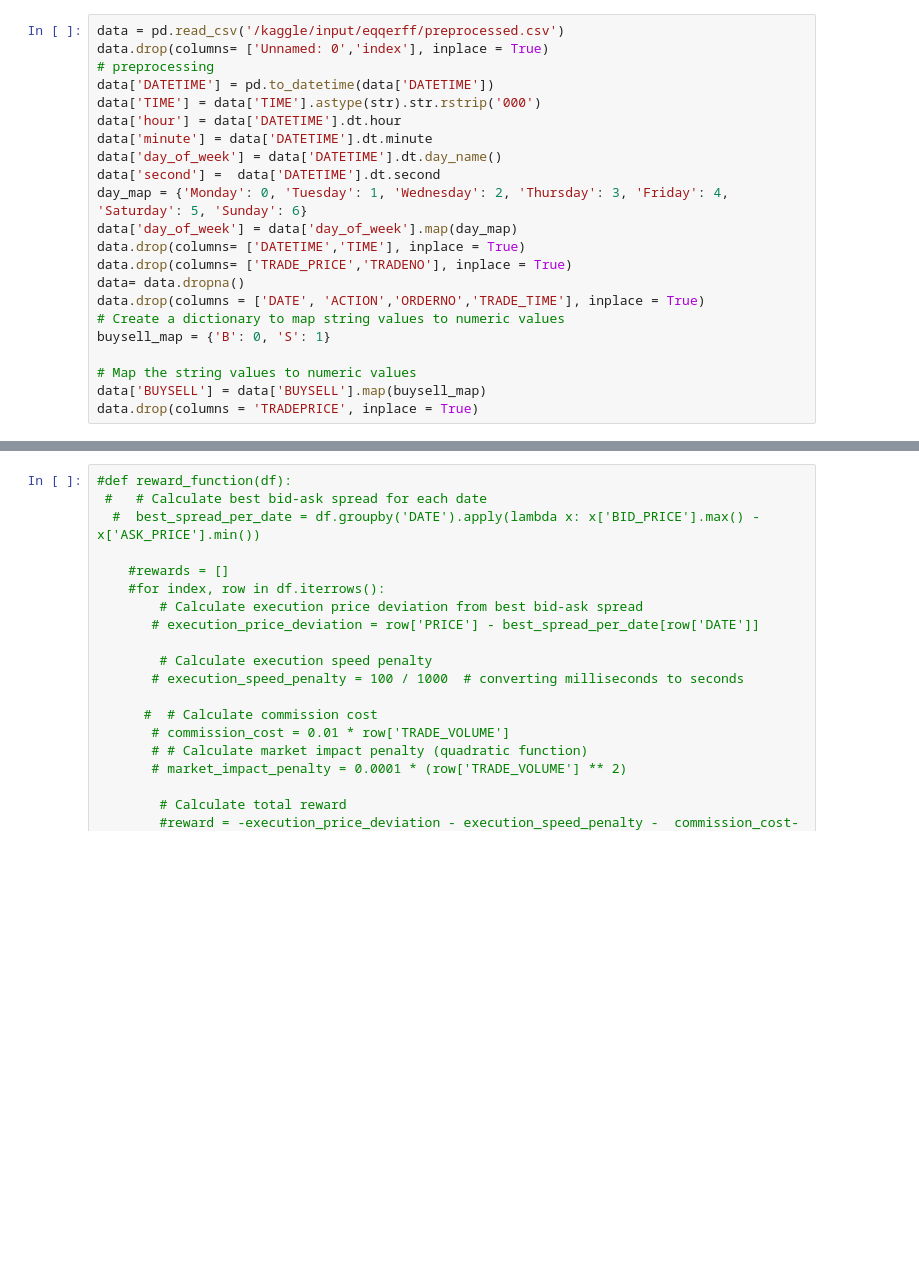
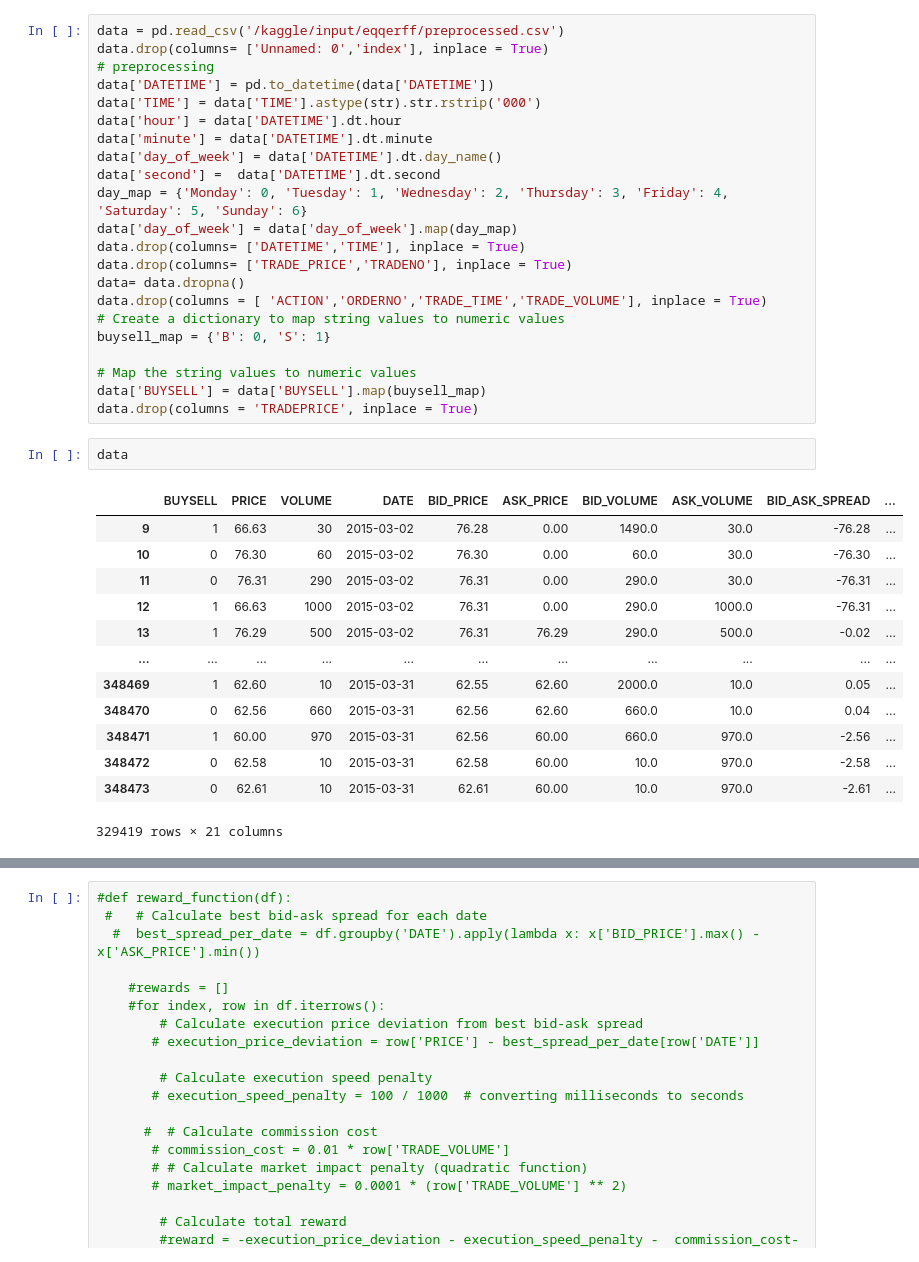
Before and after one commit to Aysel71/Rl-IN-OPTIMAL-EXECUTION, a Jupyter notebook: simple-dqn-agent.ipynb, the cells around one changed output, grey strips where cells are left out. Drawn from its saved outputs; the diff is of its cells as text; blank space fills up the shorter version.

```diff
--- a/simple-dqn-agent.ipynb
+++ b/simple-dqn-agent.ipynb
@@ -38,10 +39,26 @@ data['day_of_week'] = data['day_of_week'].map(day_map)
 data.drop(columns= ['DATETIME','TIME'], inplace = True)
 data.drop(columns= ['TRADE_PRICE','TRADENO'], inplace = True)
 data= data.dropna()
-data.drop(columns = ['DATE', 'ACTION','ORDERNO','TRADE_TIME'], inplace = True)
+data.drop(columns = [ 'ACTION','ORDERNO','TRADE_TIME','TRADE_VOLUME'], inplace = True)
 # Create a dictionary to map string values to numeric values
 buysell_map = {'B': 0, 'S': 1}
 
 # Map the string values to numeric values
 data['BUYSELL'] = data['BUYSELL'].map(buysell_map)
 data.drop(columns = 'TRADEPRICE', inplace = True)
+# %%
+data
+# %% [output]
+|  | BUYSELL | PRICE | VOLUME | DATE | BID_PRICE | ASK_PRICE | BID_VOLUME | ASK_VOLUME | BID_ASK_SPREAD | ... |
+| 9 | 1 | 66.63 | 30 | 2015-03-02 | 76.28 | 0.00 | 1490.0 | 30.0 | -76.28 | ... |
+| 10 | 0 | 76.30 | 60 | 2015-03-02 | 76.30 | 0.00 | 60.0 | 30.0 | -76.30 | ... |
+| 11 | 0 | 76.31 | 290 | 2015-03-02 | 76.31 | 0.00 | 290.0 | 30.0 | -76.31 | ... |
+| 12 | 1 | 66.63 | 1000 | 2015-03-02 | 76.31 | 0.00 | 290.0 | 1000.0 | -76.31 | ... |
+| 13 | 1 | 76.29 | 500 | 2015-03-02 | 76.31 | 76.29 | 290.0 | 500.0 | -0.02 | ... |
+| ... | ... | ... | ... | ... | ... | ... | ... | ... | ... | ... |
+| 348469 | 1 | 62.60 | 10 | 2015-03-31 | 62.55 | 62.60 | 2000.0 | 10.0 | 0.05 | ... |
+| 348470 | 0 | 62.56 | 660 | 2015-03-31 | 62.56 | 62.60 | 660.0 | 10.0 | 0.04 | ... |
+| 348471 | 1 | 60.00 | 970 | 2015-03-31 | 62.56 | 60.00 | 660.0 | 970.0 | -2.56 | ... |
+| 348472 | 0 | 62.58 | 10 | 2015-03-31 | 62.58 | 60.00 | 10.0 | 970.0 | -2.58 | ... |
+| 348473 | 0 | 62.61 | 10 | 2015-03-31 | 62.61 | 60.00 | 10.0 | 970.0 | -2.61 | ... |
+329419 rows × 21 columns
```
Also changed, not shown: parts of 11 cells of this notebook.
